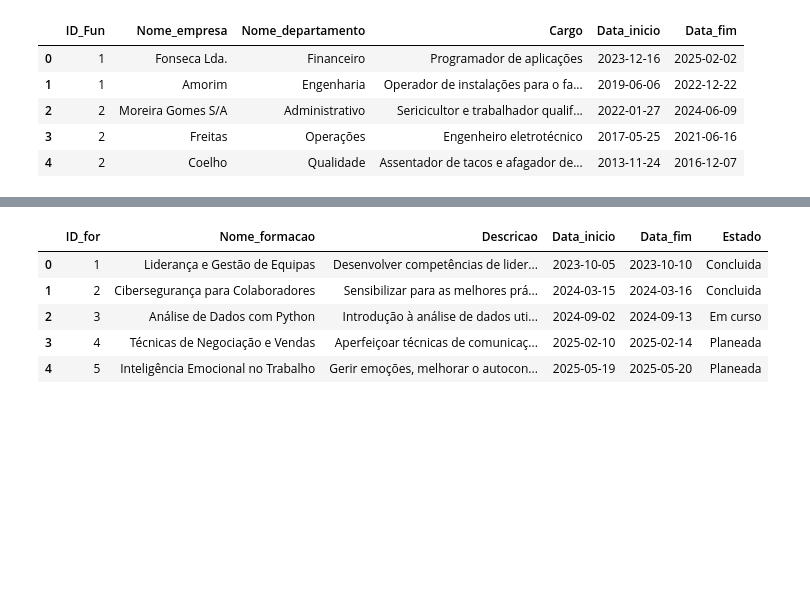
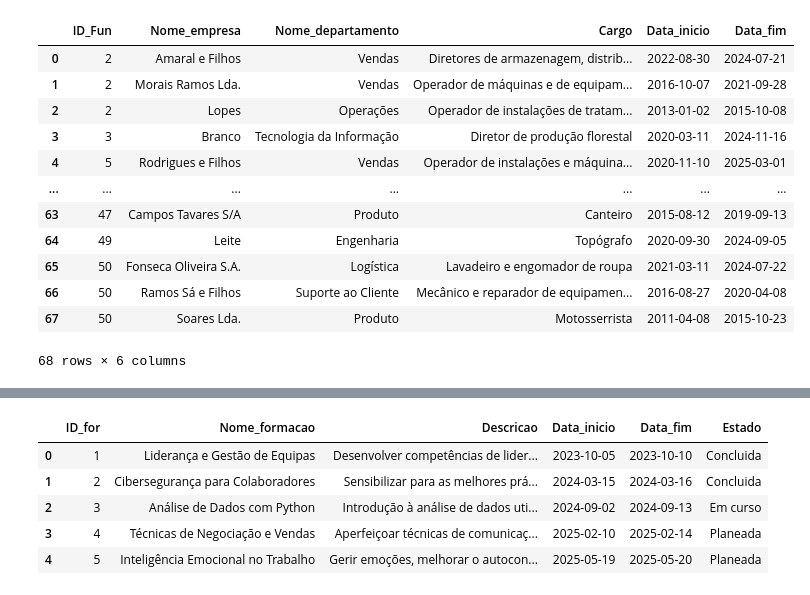
Before and after one commit to DiogoGasGas/projeto_bd, a Jupyter notebook: inserir_dados.ipynb, the cells around one changed output, grey strips where cells are left out. Cells and saved outputs as stored; diff of their text form; code cells hidden in the pictures; blank space fills up the shorter version.

```diff
--- a/inserir_dados.ipynb
+++ b/inserir_dados.ipynb
@@ -9,8 +9,8 @@ from datetime import date, timedelta
 # Inicializar o Faker para dados em Português
 faker = Faker('pt_PT')
 # %%
-Departamentos = ["Recursos Humanos", "Tecnologia da Informação", "Financeiro", "Marketing", "Vendas"]
-Cargos = ["Analista", "Desenvolvedor", "Gerente", "Coordenador", "Assistente"]
+Departamentos = ["Recursos Humanos", "Tecnologia da Informação", "Financeiro", "Marketing", "Vendas", "Qualidade", "Atendimento ao Cliente", "Jurídico"]
+cargos = ["Gerente de Projetos", "Analista de Dados", "Desenvolvedor de Software Sénior", "Desenvolvedor de Software Júnior", "Engenheiro de DevOps","Designer UI/UX","Analista de Sistemas","Técnico de Suporte de TI","Analista de Recursos Humanos", "Especialista em Recrutamento", "Gerente de Marketing", "Especialista em Marketing Digital", "Analista de Mídia Social","Redator (Copywriter)","Gerente de Vendas","Executivo de Contas","Representante de Vendas Interno","Analista Financeiro","Contador","Gerente Financeiro","Analista de Qualidade","Inspetor de Qualidade","Agente de Atendimento ao Cliente","Supervisor de Atendimento ao Cliente",  "Especialista em Sucesso do Cliente",  "Advogado Corporativo","Assistente Jurídico","Assistente Administrativo","Recepcionista","Diretor de Operações (COO)"]
 # %%
 def criar_departamentos():
     lista_departamentos = []
@@ -22,7 +22,7 @@ def criar_departamentos():
         })
     return pd.DataFrame(lista_departamentos)
 # %%
-def criar_funcionarios(n=20):
+def criar_funcionarios(n=50):
     lista_funcionarios = []
     for i in range(1, n + 1):
         lista_funcionarios.append({
@@ -385,12 +405,19 @@ def criar_historico_empresas(funcionarios_df):
     return pd.DataFrame(lista_historico)
 # %%
 Historico_empresas = criar_historico_empresas(Funcionarios)
-Historico_empresas.head()
+Historico_empresas
 # %% [output]
 |  | ID_Fun | Nome_empresa | Nome_departamento | Cargo | Data_inicio | Data_fim |
-| 0 | 1 | Fonseca Lda. | Financeiro | Programador de aplicações | 2023-12-16 | 2025-02-02 |
-| 1 | 1 | Amorim | Engenharia | Operador de instalações para o fa... | 2019-06-06 | 2022-12-22 |
-| 2 | 2 | Moreira Gomes S/A | Administrativo | Sericicultor e trabalhador qualif... | 2022-01-27 | 2024-06-09 |
-| 3 | 2 | Freitas | Operações | Engenheiro eletrotécnico | 2017-05-25 | 2021-06-16 |
-| 4 | 2 | Coelho | Qualidade | Assentador de tacos e afagador de... | 2013-11-24 | 2016-12-07 |
+| 0 | 2 | Amaral e Filhos | Vendas | Diretores de armazenagem, distrib... | 2022-08-30 | 2024-07-21 |
+| 1 | 2 | Morais Ramos Lda. | Vendas | Operador de máquinas e de equipam... | 2016-10-07 | 2021-09-28 |
+| 2 | 2 | Lopes | Operações | Operador de instalações de tratam... | 2013-01-02 | 2015-10-08 |
+| 3 | 3 | Branco | Tecnologia da Informação | Diretor de produção florestal | 2020-03-11 | 2024-11-16 |
+| 4 | 5 | Rodrigues e Filhos | Vendas | Operador de instalações e máquina... | 2020-11-10 | 2025-03-01 |
+| ... | ... | ... | ... | ... | ... | ... |
+| 63 | 47 | Campos Tavares S/A | Produto | Canteiro | 2015-08-12 | 2019-09-13 |
+| 64 | 49 | Leite | Engenharia | Topógrafo | 2020-09-30 | 2024-09-05 |
+| 65 | 50 | Fonseca Oliveira S.A. | Logística | Lavadeiro e engomador de roupa | 2021-03-11 | 2024-07-22 |
+| 66 | 50 | Ramos Sá e Filhos | Suporte ao Cliente | Mecânico e reparador de equipamen... | 2016-08-27 | 2020-04-08 |
+| 67 | 50 | Soares Lda. | Produto | Motosserrista | 2011-04-08 | 2015-10-23 |
+68 rows × 6 columns
 # %%
```
Also changed, not shown: parts of 21 cells of this notebook.
